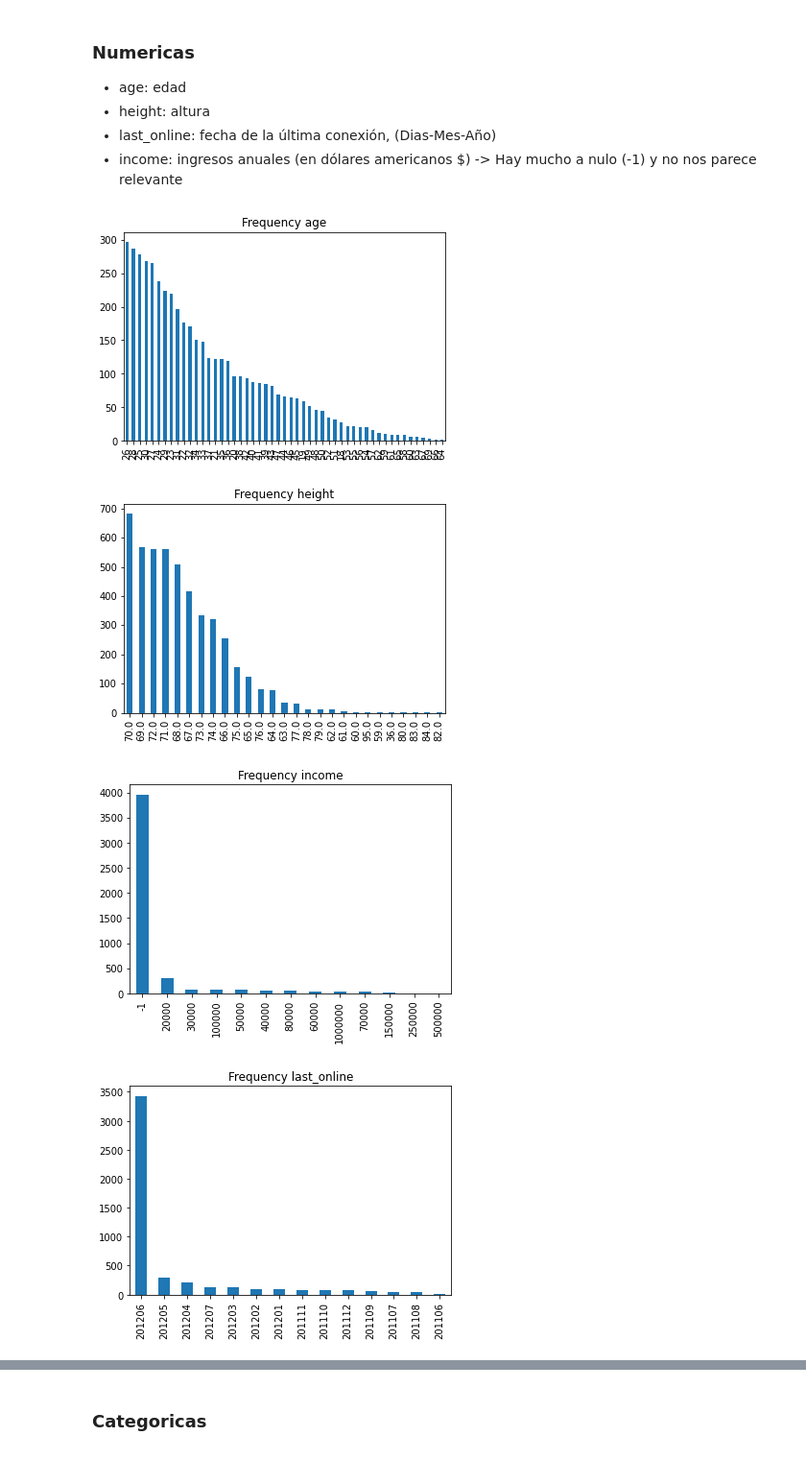
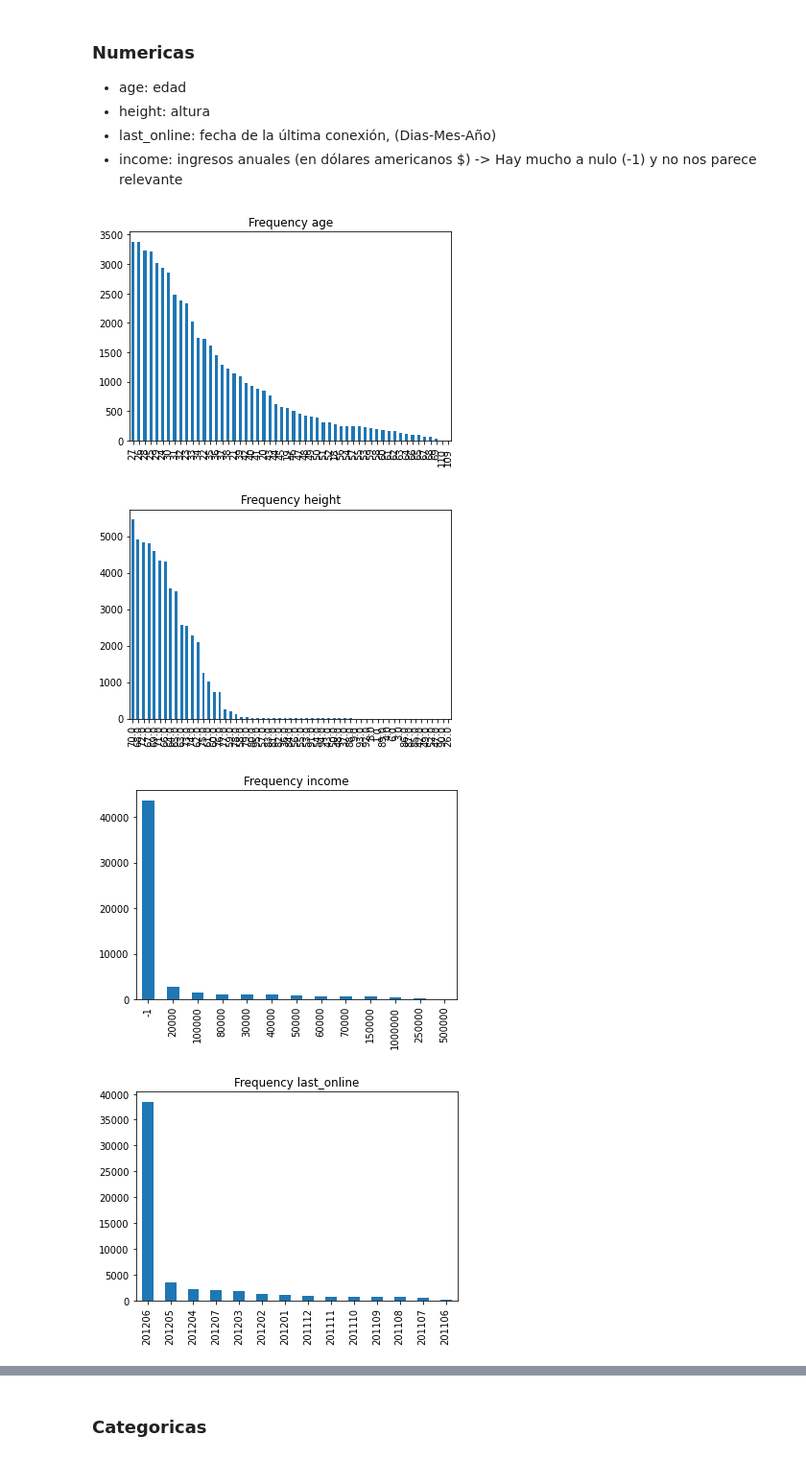
Before and after one commit to IciaCarroBarallobre/AprendizajeNoSupervisado, a Jupyter notebook: Preprocesado.ipynb, the cells around one changed output, grey strips where cells are left out. Shown: that part at 96% size. Saved outputs shown, nothing was run; the diff lists cells and outputs as text; code cells hidden in the pictures.

```diff
--- a/Preprocesado.ipynb
+++ b/Preprocesado.ipynb
@@ -13,7 +10,7 @@ from sklearn.preprocessing import OneHotEncoder,scale
 from geopy.geocoders import Nominatim
 
 geolocator = Nominatim(user_agent="Your_Name")
-N_DATASET=1
+N_DATASET=2
 COLAB = 0 # COLAB =1 si usamos colab
 
 DATASETS = ["homosexualf.csv", "homosexualh.csv", "heterosexual.csv"]
@@ -80,16 +54,22 @@ dtype: int64
 # %%
 df[["year","month", "deshechar"]] = df["last_online"].str.split("-",expand=True, n=2)
 df[["last_online"]] = df["year"] + df["month"]
 plot_frequency(df, ["age", "height", "income", "last_online"])
-df.drop(columns = ["deshechar","income", "year", "month"], inplace=True)
 
 anterior_ultimo_mes = df[df["last_online"]< "201206"].index
 df.drop(anterior_ultimo_mes,inplace = True)
-df.drop(columns = ["last_online"], inplace=True)
+df.drop(columns = ["last_online","deshechar","income", "year", "month"], inplace=True)
 
-df['height'].fillna(df['height'].mode()[0], inplace=True)
+print("Valores Nulos \n-----------")
+borradas = []
+a = zip(list(df.isnull().sum()), list(df.isnull().sum().index))
+for nulls, name in a:
+    if ((len(df) * 0.4) < nulls):
+        df.drop(columns=[name], inplace=True)
+        print("Borrando ",name)
+        borradas.append(name)
 # %% [output]
-[figure, old version]
+[figure, new version]
-[figure, old version]
+[figure, new version]
-[figure, old version]
+[figure, new version]
-[figure, old version]
+[figure, new version]
```
Also changed, not shown: parts of 29 cells of this notebook.
